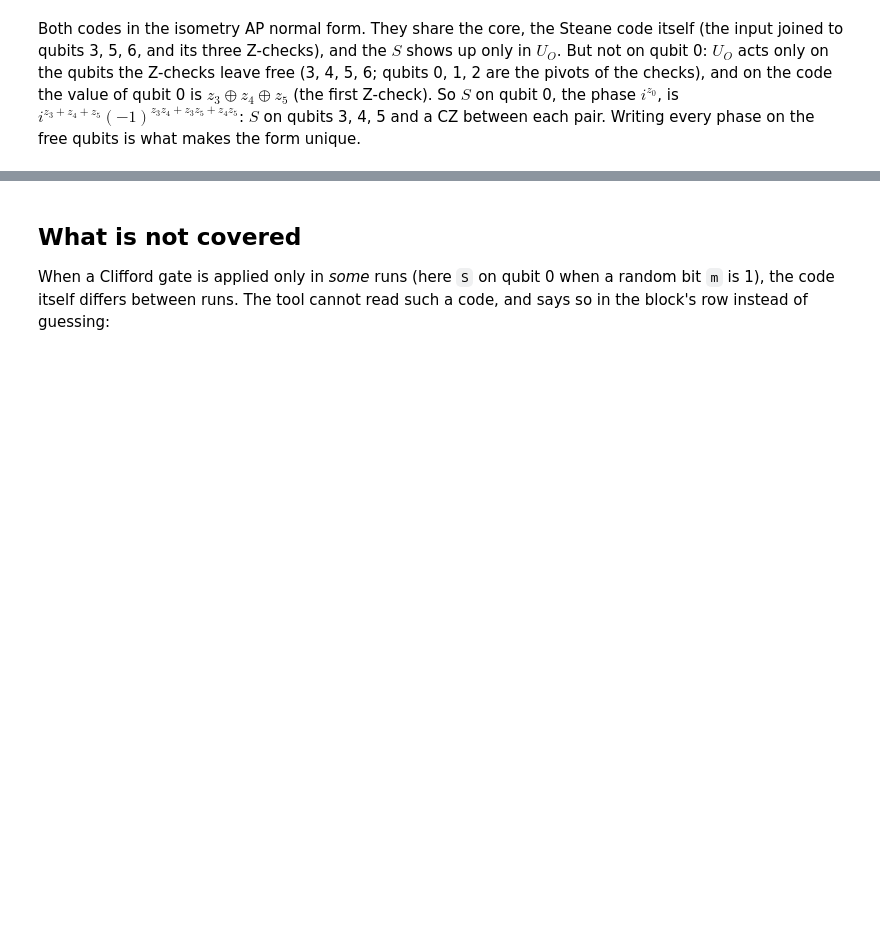
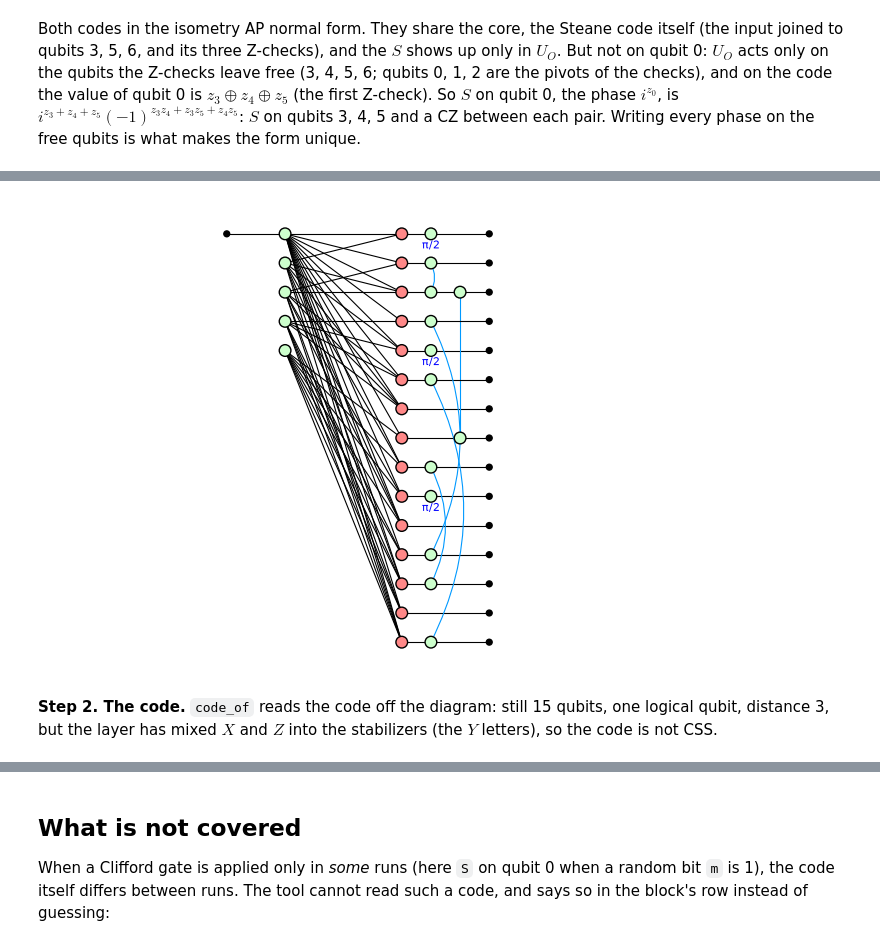
Before and after one commit to JennyLiu0716/SQZ, a Jupyter notebook: examples/StabilizerCodes.ipynb, the cells around one changed output, grey strips where cells are left out. Cells and saved outputs as stored; diff of their text form; code cells hidden in the pictures; blank space fills up the shorter version.

```diff
--- a/examples/StabilizerCodes.ipynb
+++ b/examples/StabilizerCodes.ipynb
@@ -295,0 +423,21 @@ isometry AP normal form: 1 input(s) -> 7 output(s)
+# %%
+from pyzx.css import generate_css_encoder_graph
+from pyzx.linalg import Mat2
+from pyzx.circuit.gates import T
+
+SX = Mat2([[1, 0, 1, 0, 1, 0, 1, 0, 1, 0, 1, 0, 1, 0, 1],      # the four X-checks of [[15,1,3]]
+           [0, 1, 1, 0, 0, 1, 1, 0, 0, 1, 1, 0, 0, 1, 1],
+           [0, 0, 0, 1, 1, 1, 1, 0, 0, 0, 0, 1, 1, 1, 1],
+           [0, 0, 0, 0, 0, 0, 0, 1, 1, 1, 1, 1, 1, 1, 1]])
+LX = Mat2([[1] * 15])                                            # the logical X
+rm15, _ = generate_css_encoder_graph(SX, LX, 'Z-X')
+rm15.auto_detect_io()
+layer = Circuit(15)
+for gate in [S(0), S(4), S(9), CZ(1, 2), CZ(2, 7), CZ(3, 11), CZ(5, 14), CZ(8, 12)]:
+    layer.add_gate(gate)
+E = rm15 + layer.to_graph()                                      # the encoder, then the layer
+zx.draw_matplotlib(E, figsize=(8, 6))
+# %% [output]
+[figure, added]
+# %% [markdown]
+**Step 2. The code.** `code_of` reads the code off the diagram: still 15 qubits, one logical qubit, distance 3, but the layer has mixed $X$ and $Z$ into the stabilizers (the $Y$ letters), so the code is not CSS.
```
Also changed, not shown: parts of 31 cells of this notebook, 5 other files.
